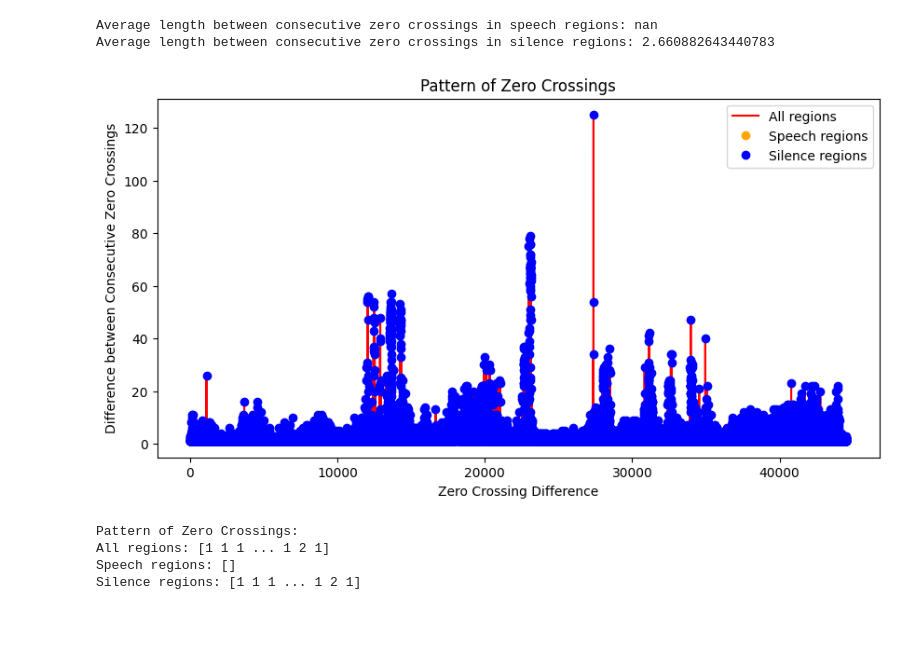
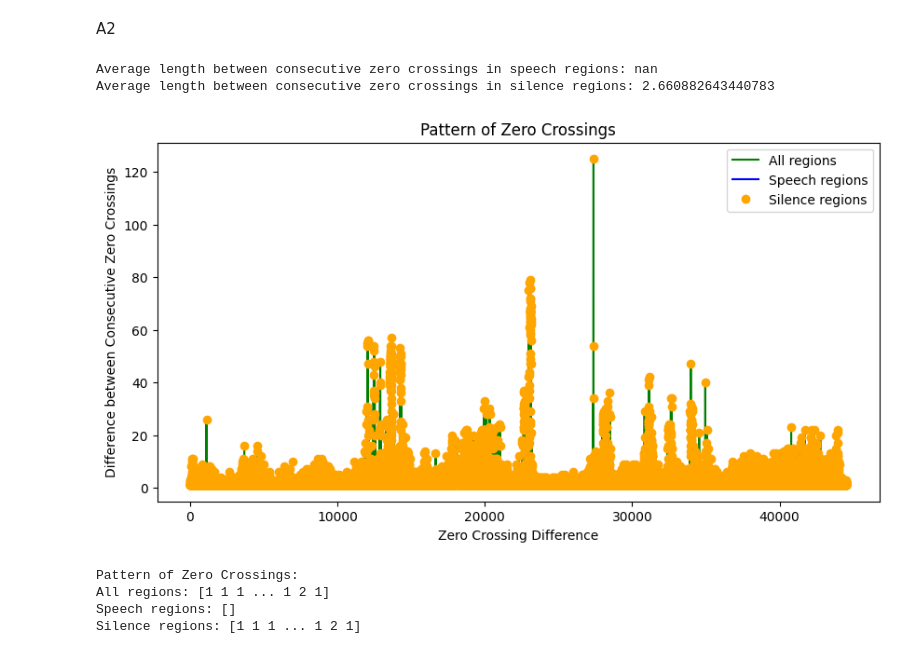
Before and after one commit to siddartha21132/AI-in-Speech-Processing, a Jupyter notebook: 21132_lab_2.ipynb, the cells around one changed output. Cells and saved outputs as stored; diff of their text form; code cells hidden in the pictures; blank space fills up the shorter version.

```diff
--- a/21132_lab_2.ipynb
+++ b/21132_lab_2.ipynb
@@ -1,26 +13,24 @@
 # %%
-#A1
-
 import librosa
+import numpy as np
+import matplotlib.pyplot as plt
 import librosa.display
-import matplotlib.pyplot as plt
-import numpy as np
 import IPython.display as ipd
 
-y, sr = librosa.load('siddartha.wav')
-derivative_1 = np.diff(y)
-derivative_1 /= np.max(np.abs(derivative_1))
+audio_path = 'siddartha.wav'
+signal, sample_rate = librosa.load(audio_path)
 
-print("Playing First Derivative Signal:")
+first_derivative = np.diff(signal)
+first_derivative /= np.max(np.abs(first_derivative))
 
-plt.figure(figsize=(8, 5))
-librosa.display.waveshow(derivative_1, sr=sr,color='orange')
-plt.title('FIRST DERIVATIVE')
+plt.figure(figsize=(8, 4))
+librosa.display.waveshow(first_derivative, sr=sample_rate, color='green')  # Change the color to green
+plt.title('First Derivative')
 plt.xlabel('Time')
 plt.ylabel('Amplitude')
 plt.grid(True)
 plt.tight_layout()
 plt.show()
-
-ipd.Audio(derivative_1, rate=sr)
+print("Playing First Derivative Signal:")
+ipd.Audio(first_derivative, rate=sample_rate)
 # %% [output]
@@ -44,37 +56,38 @@ ipd.Audio(y, rate=sr)
 [interactive output not drawn]
+# %% [markdown]
+A2
 # %%
-#A2
 
-zero_crossing = np.where(np.diff(np.sign(derivative_1)))[0]
+zero_crossing = np.where(np.diff(np.sign(first_derivative)))[0]
 diff = np.diff(zero_crossing)
 threshold = 1000
 speech_regions = diff[diff > threshold]
 silence_regions = diff[diff <= threshold]
 
 avg_length_speech = np.mean(speech_regions)
 avg_length_silence = np.mean(silence_regions)
 
 print("Average length between consecutive zero crossings in speech regions:", avg_length_speech)
 print("Average length between consecutive zero crossings in silence regions:", avg_length_silence)
 
 plt.figure(figsize=(10, 5))
-plt.plot(diff, label='All regions',color = 'red')
-plt.plot(np.arange(len(speech_regions)), speech_regions, 'ro', label='Speech regions',color = 'orange')
-plt.plot(np.arange(len(speech_regions), len(speech_regions) + len(silence_regions)), silence_regions, 'bo', label='Silence regions',color = 'blue')
+plt.plot(diff, label='All regions', color='green')
+plt.plot(np.arange(len(speech_regions)), speech_regions, 'ro', label='Speech regions',color='blue')
+plt.plot(np.arange(len(speech_regions), len(speech_regions) + len(silence_regions)), silence_regions, 'bo', label='Silence regions',color='orange')
 plt.title('Pattern of Zero Crossings')
 plt.xlabel('Zero Crossing Difference')
 plt.ylabel('Difference between Consecutive Zero Crossings')
 plt.legend()
 plt.show()
 
 print("Pattern of Zero Crossings:")
 print("All regions:", diff)
 print("Speech regions:", speech_regions)
 print("Silence regions:", silence_regions)
 # %% [output]
 Average length between consecutive zero crossings in speech regions: nan
 Average length between consecutive zero crossings in silence regions: 2.660882643440783
-[figure, old version]
+[figure, new version]
 Pattern of Zero Crossings:
 All regions: [1 1 1 ... 1 2 1]
 Speech regions: []
```
Also changed, not shown: parts of 9 cells of this notebook.
